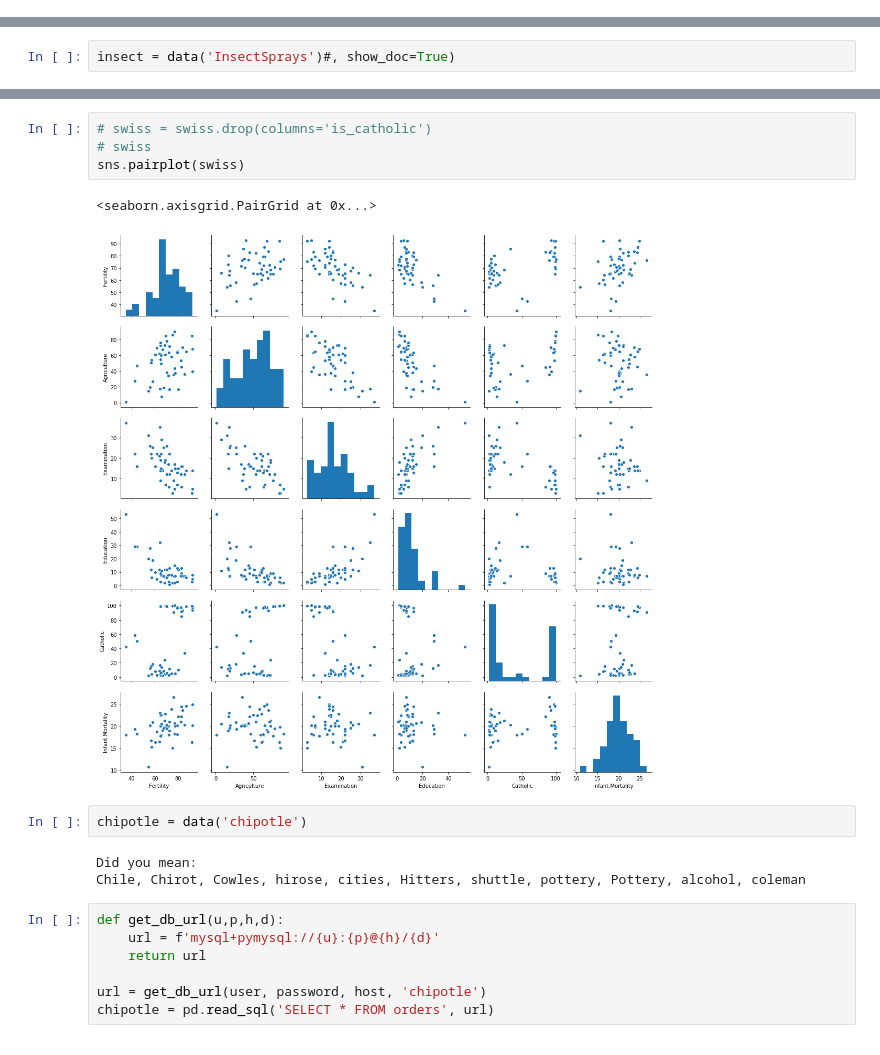
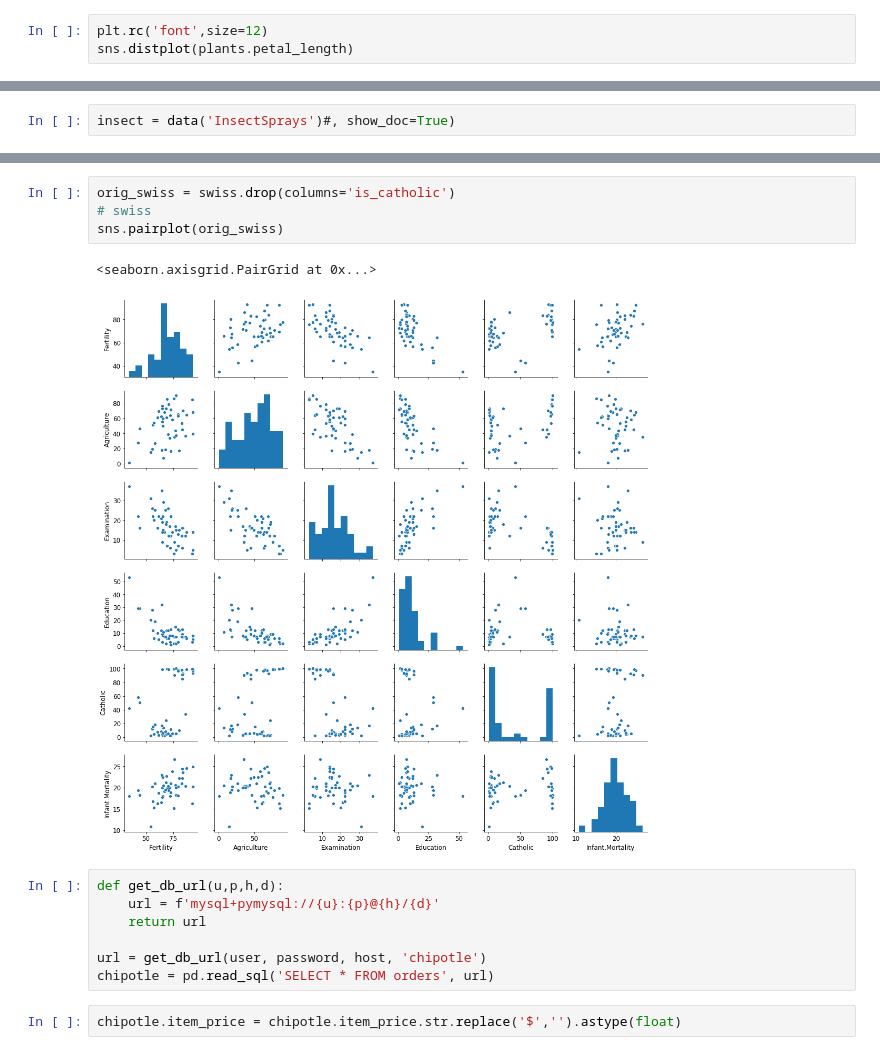
Before and after one commit to CameronGTaylor/python-exercises, a Jupyter notebook: 4.8.5_seaborn_exercises.ipynb, the cells around one changed output, grey strips where cells are left out. Drawn from its saved outputs; the diff is of its cells as text.

```diff
--- a/4.8.5_seaborn_exercises.ipynb
+++ b/4.8.5_seaborn_exercises.ipynb
@@ -37,0 +29,3 @@ sns.distplot(measurements.petal_length)
+# %%
+plt.rc('font',size=12)
+sns.distplot(plants.petal_length)
@@ -95,15 +92,10 @@ sns.relplot(data=swiss, x='is_catholic', y='Fertility')
 # %%
-# swiss = swiss.drop(columns='is_catholic')
+orig_swiss = swiss.drop(columns='is_catholic')
 # swiss
-sns.pairplot(swiss)
+sns.pairplot(orig_swiss)
 # %% [output]
 <seaborn.axisgrid.PairGrid at 0x...>
-[figure, old version]
+[figure, new version]
-# %%
-chipotle = data('chipotle')
-# %% [output]
-Did you mean:
-Chile, Chirot, Cowles, hirose, cities, Hitters, shuttle, pottery, Pottery, alcohol, coleman
 # %%
 def get_db_url(u,p,h,d):
     url = f'mysql+pymysql://{u}:{p}@{h}/{d}'
@@ -111,5 +103,7 @@ def get_db_url(u,p,h,d):
 
 url = get_db_url(user, password, host, 'chipotle')
 chipotle = pd.read_sql('SELECT * FROM orders', url)
+# %%
+chipotle.item_price = chipotle.item_price.str.replace('$','').astype(float)
 # %%
 top_4 = (chipotle.groupby('item_name').sum()
```
Also changed, not shown: parts of 17 cells of this notebook.
